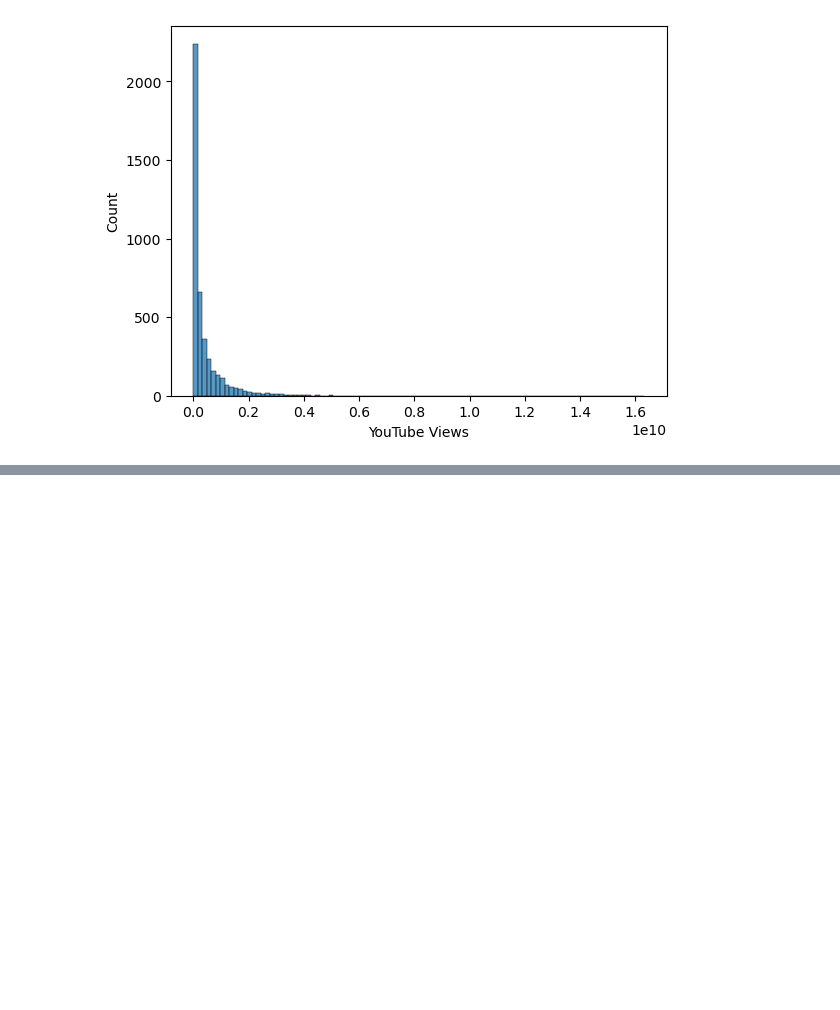
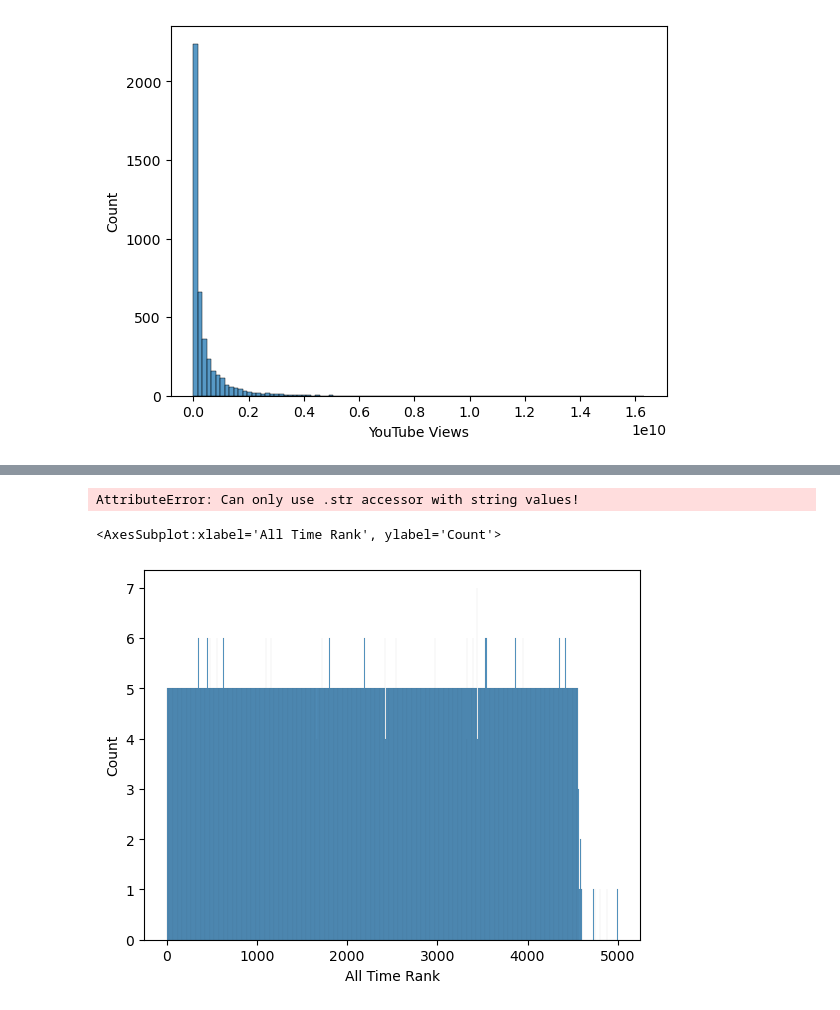
Before and after one commit to Charred-Baguette/AI-AT-CCIC, a Jupyter notebook: Semester 1/Spotify/Spotify 2024.ipynb, the cells around one changed output, grey strips where cells are left out. Cells and saved outputs as stored; diff of their text form; code cells hidden in the pictures; blank space fills up the shorter version.

```diff
--- a/Semester 1/Spotify/Spotify 2024.ipynb
+++ b/Semester 1/Spotify/Spotify 2024.ipynb
@@ -123,0 +124,10 @@ sb.histplot(data=df, x='Shazam Counts', bins=100)
+# %%
+df["All Time Rank"]=df["All Time Rank"].str.replace(',',"")
+df["All Time Rank"]= pd.to_numeric(df["All Time Rank"], errors="coerce")
+# %% [output]
+AttributeError: Can only use .str accessor with string values!
+# %%
+sb.histplot(data=df, x='All Time Rank', bins=1000)
+# %% [output]
+<AxesSubplot:xlabel='All Time Rank', ylabel='Count'>
+[figure, added]
```
Also changed, not shown: parts of 8 cells of this notebook.
